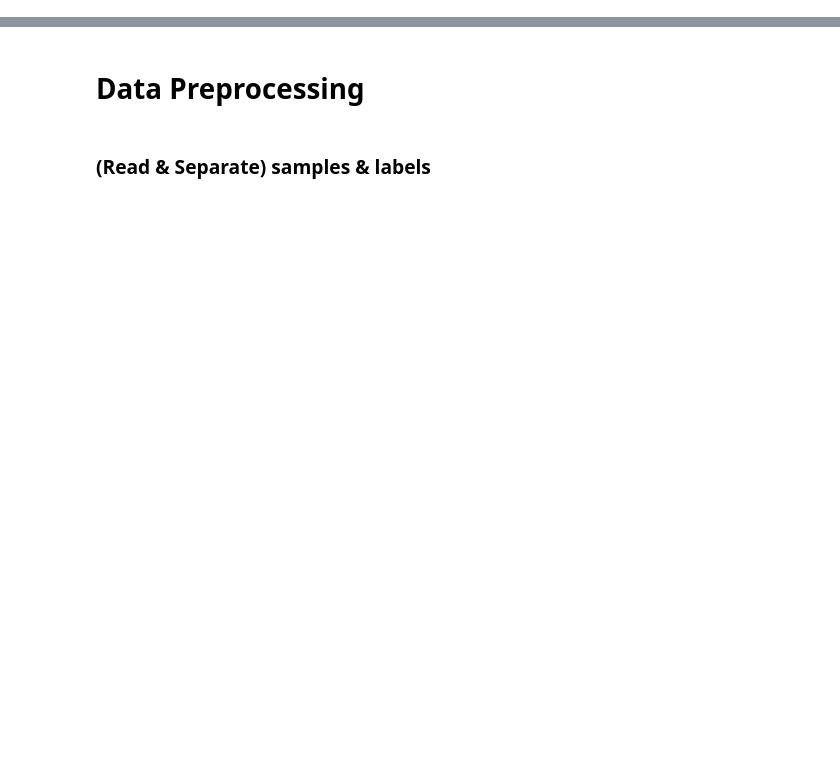
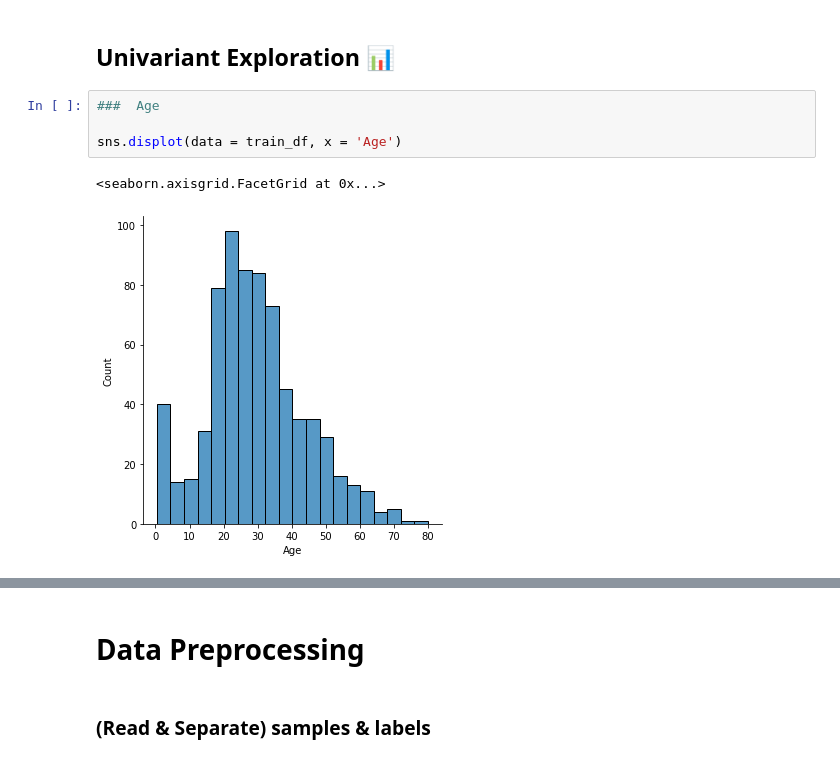
Before and after one commit to Passant-Abdelgalil/Titanic-Kaggle-Competition-, a Jupyter notebook: Titanic.ipynb, the cells around one changed output, grey strips where cells are left out. Saved outputs shown, nothing was run; the diff lists cells and outputs as text; blank space fills up the shorter version.

```diff
--- a/Titanic.ipynb
+++ b/Titanic.ipynb
@@ -8,0 +36,9 @@ from sklearn.linear_model import LogisticRegression
+# %% [markdown]
+## Univariant Exploration 📊
+# %%
+###  Age
+
+sns.displot(data = train_df, x = 'Age')
+# %% [output]
+<seaborn.axisgrid.FacetGrid at 0x...>
+[figure, added]
```
Also changed, not shown: parts of 45 cells of this notebook.
